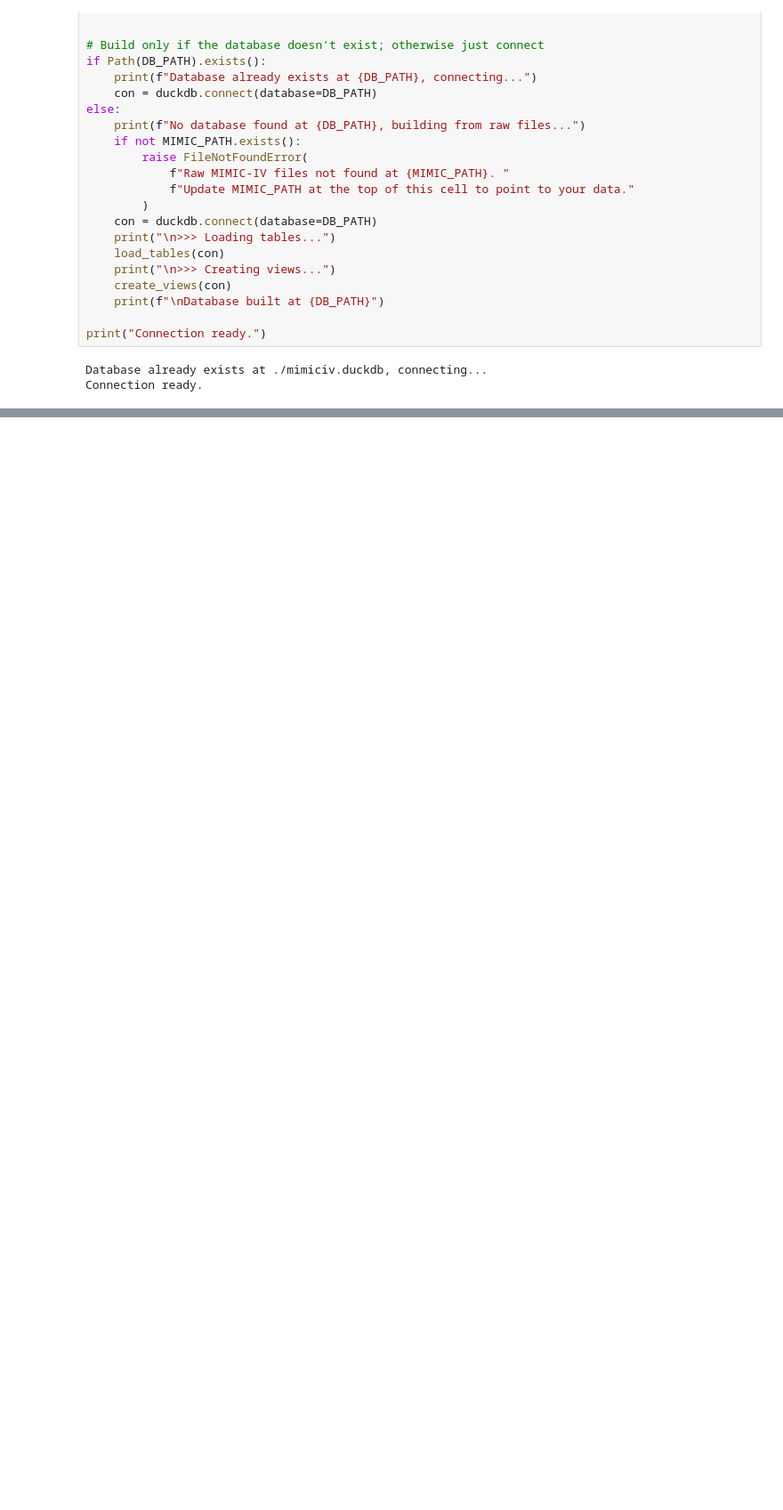
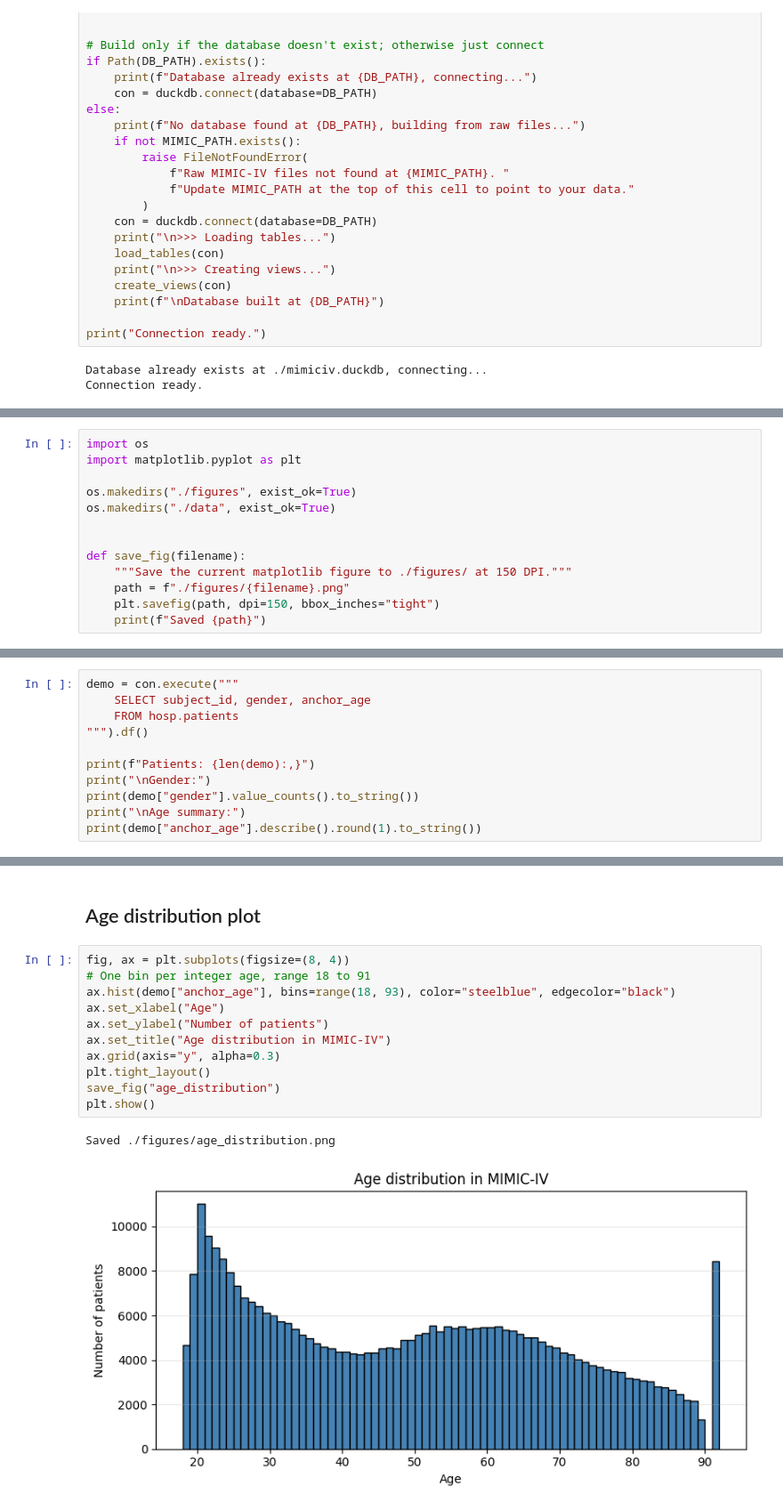
Before and after one commit to Hadyalt/AI_In_Healthcare_Capstone_Project, a Jupyter notebook: main.ipynb, the cells around one changed output, grey strips where cells are left out. Shown at 89% size. Drawn from its saved outputs; the diff is of its cells as text; blank space fills up the shorter version.

```diff
--- a/main.ipynb
+++ b/main.ipynb
@@ -662,0 +148,13 @@ print(sanity.to_string(index=False))
+# %%
+import os
+import matplotlib.pyplot as plt
+
+os.makedirs("./figures", exist_ok=True)
+os.makedirs("./data", exist_ok=True)
+
+
+def save_fig(filename):
+    """Save the current matplotlib figure to ./figures/ at 150 DPI."""
+    path = f"./figures/{filename}.png"
+    plt.savefig(path, dpi=150, bbox_inches="tight")
+    print(f"Saved {path}")
@@ -662,0 +191,11 @@ print(sanity.to_string(index=False))
+# %%
+demo = con.execute("""
+    SELECT subject_id, gender, anchor_age
+    FROM hosp.patients
+""").df()
+
+print(f"Patients: {len(demo):,}")
+print("\nGender:")
+print(demo["gender"].value_counts().to_string())
+print("\nAge summary:")
+print(demo["anchor_age"].describe().round(1).to_string())
@@ -662,0 +219,16 @@ print(sanity.to_string(index=False))
+# %% [markdown]
+## Age distribution plot
+# %%
+fig, ax = plt.subplots(figsize=(8, 4))
+# One bin per integer age, range 18 to 91
+ax.hist(demo["anchor_age"], bins=range(18, 93), color="steelblue", edgecolor="black")
+ax.set_xlabel("Age")
+ax.set_ylabel("Number of patients")
+ax.set_title("Age distribution in MIMIC-IV")
+ax.grid(axis="y", alpha=0.3)
+plt.tight_layout()
+save_fig("age_distribution")
+plt.show()
+# %% [output]
+Saved ./figures/age_distribution.png
+[figure, added]
```
Also changed, not shown: parts of 81 cells of this notebook, 6 other files.
